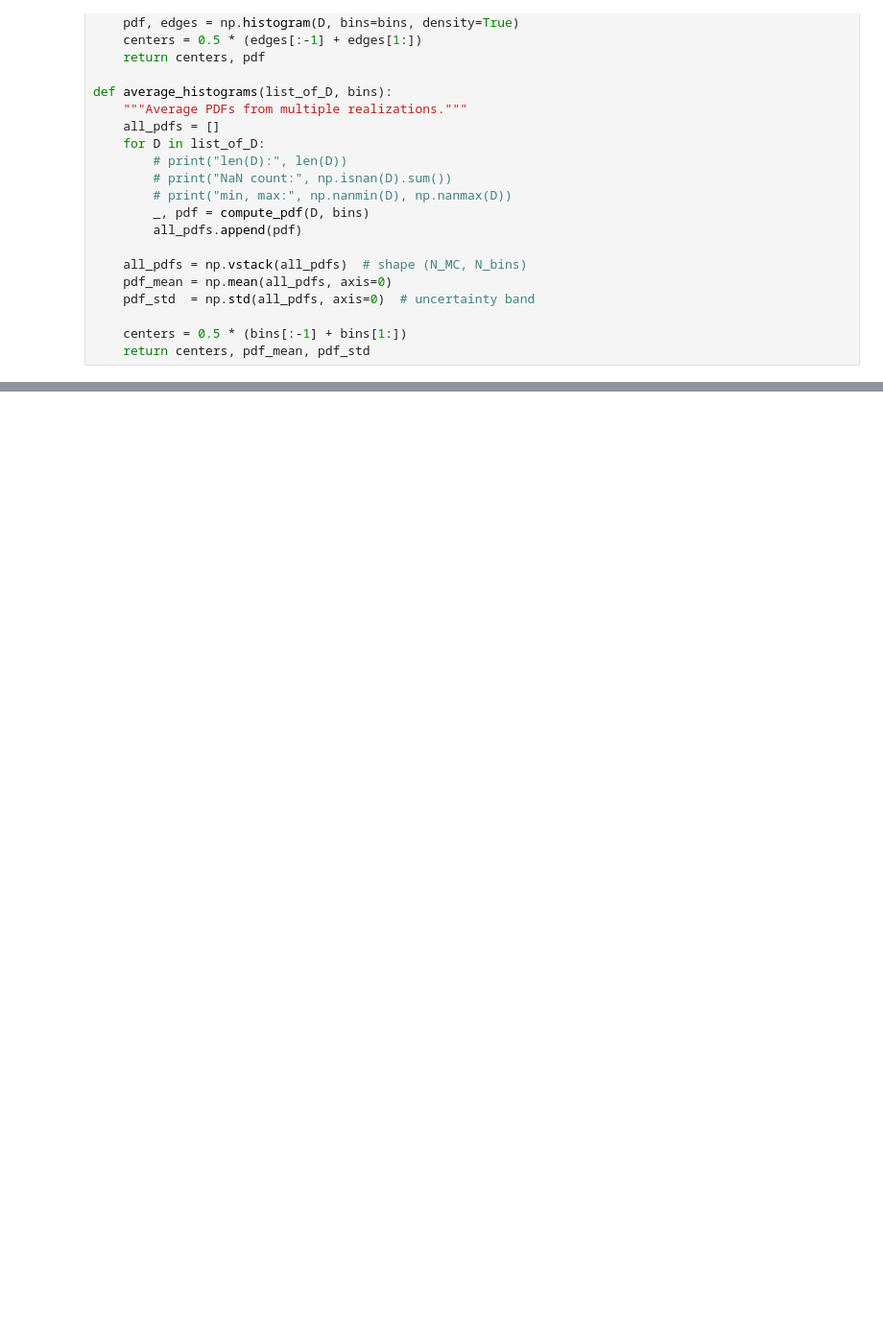
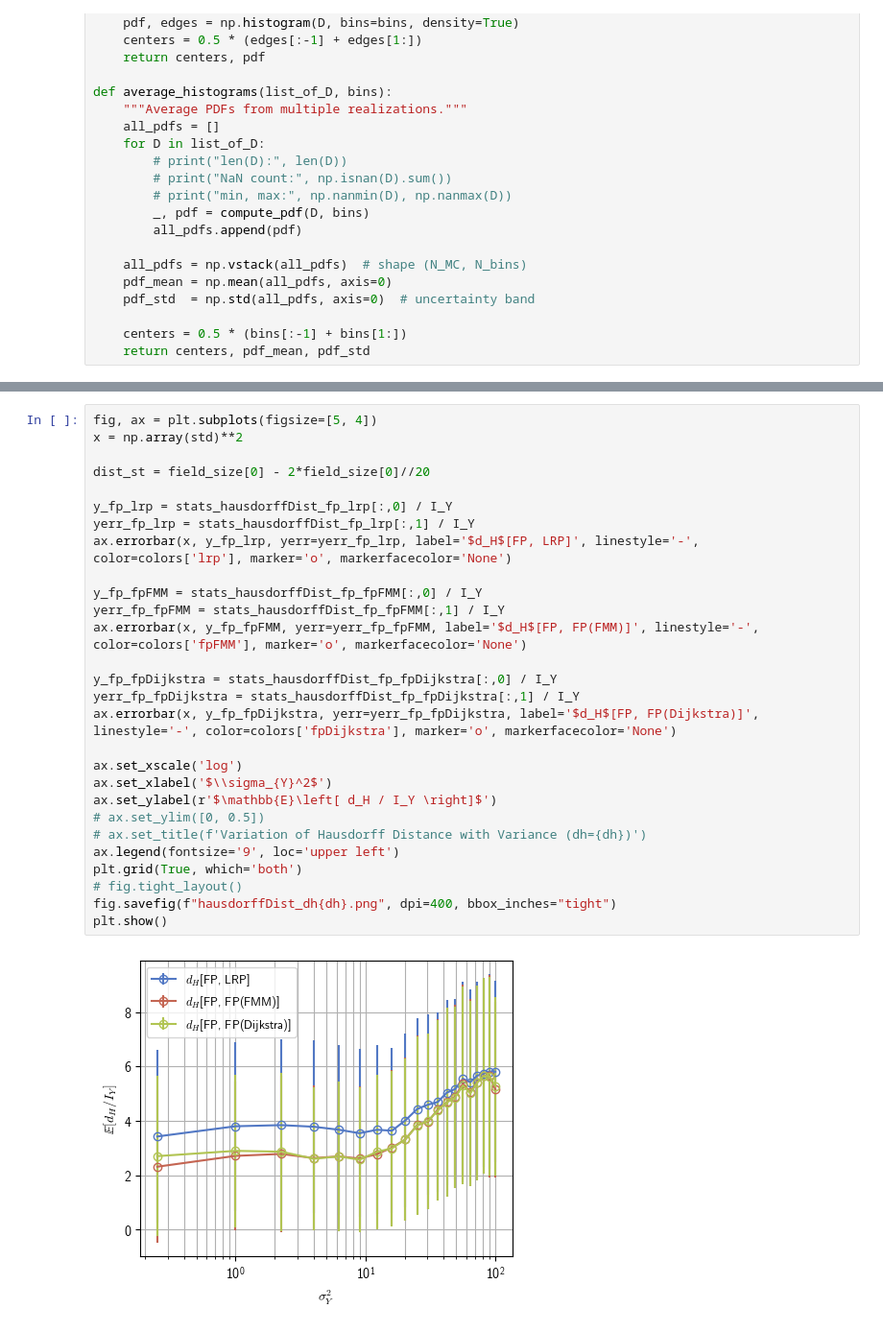
Before and after one commit to lastoor/AquiferConnectivity, a Jupyter notebook: visualization.ipynb, the cells around one changed output, grey strips where cells are left out. Shown at 96% size. Drawn from its saved outputs; the diff is of its cells as text; blank space fills up the shorter version.

```diff
--- a/visualization.ipynb
+++ b/visualization.ipynb
@@ -224,0 +361,30 @@ The fastest ray started at y = 0.50
+# %%
+fig, ax = plt.subplots(figsize=[5, 4])
+x = np.array(std)**2
+
+dist_st = field_size[0] - 2*field_size[0]//20
+
+y_fp_lrp = stats_hausdorffDist_fp_lrp[:,0] / I_Y
+yerr_fp_lrp = stats_hausdorffDist_fp_lrp[:,1] / I_Y
+ax.errorbar(x, y_fp_lrp, yerr=yerr_fp_lrp, label='$d_H$[FP, LRP]', linestyle='-', color=colors['lrp'], marker='o', markerfacecolor='None')
+
+y_fp_fpFMM = stats_hausdorffDist_fp_fpFMM[:,0] / I_Y
+yerr_fp_fpFMM = stats_hausdorffDist_fp_fpFMM[:,1] / I_Y
+ax.errorbar(x, y_fp_fpFMM, yerr=yerr_fp_fpFMM, label='$d_H$[FP, FP(FMM)]', linestyle='-', color=colors['fpFMM'], marker='o', markerfacecolor='None')
+
+y_fp_fpDijkstra = stats_hausdorffDist_fp_fpDijkstra[:,0] / I_Y
+yerr_fp_fpDijkstra = stats_hausdorffDist_fp_fpDijkstra[:,1] / I_Y
+ax.errorbar(x, y_fp_fpDijkstra, yerr=yerr_fp_fpDijkstra, label='$d_H$[FP, FP(Dijkstra)]', linestyle='-', color=colors['fpDijkstra'], marker='o', markerfacecolor='None')
+
+ax.set_xscale('log')
+ax.set_xlabel('$\\sigma_{Y}^2$')
+ax.set_ylabel(r'$\mathbb{E}\left[ d_H / I_Y \right]$')
+# ax.set_ylim([0, 0.5])
+# ax.set_title(f'Variation of Hausdorff Distance with Variance (dh={dh})')
+ax.legend(fontsize='9', loc='upper left')
+plt.grid(True, which='both')
+# fig.tight_layout()
+fig.savefig(f"hausdorffDist_dh{dh}.png", dpi=400, bbox_inches="tight")
+plt.show()
+# %% [output]
+[figure, added]
```
Also changed, not shown: parts of 27 cells of this notebook, 5 other files.
